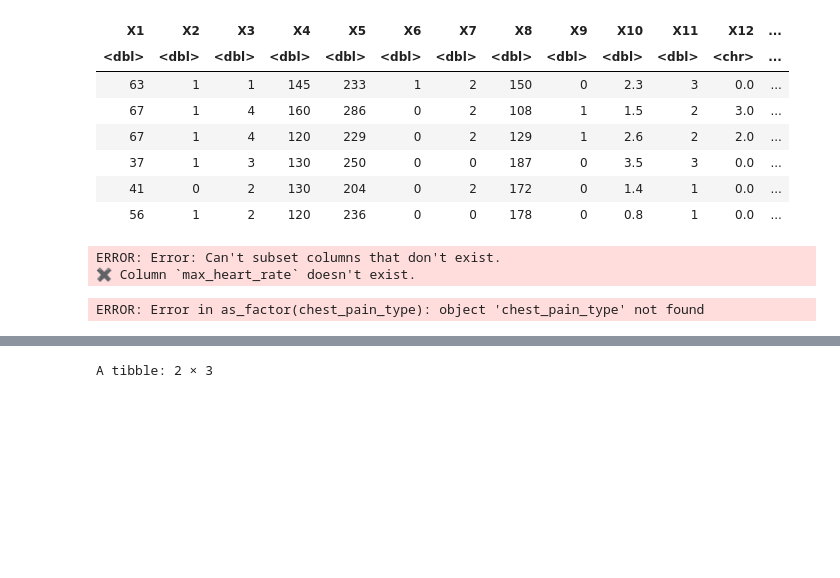
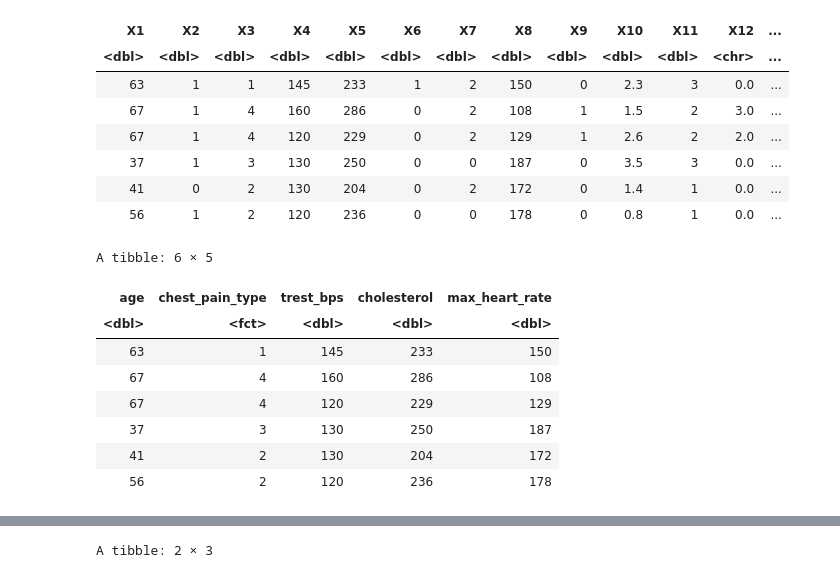
Before and after one commit to Tracywxr/Chest-Pain-Types-Prediction, a Jupyter notebook: Classification Analysis.ipynb, the cells around one changed output, grey strips where cells are left out. Cells and saved outputs as stored; diff of their text form; code cells hidden in the pictures; blank space fills up the shorter version.

```diff
--- a/Classification Analysis.ipynb
+++ b/Classification Analysis.ipynb
@@ -43,40 +43,34 @@ A spec_tbl_df: 6 × 14
 # %%
 # add colomn names
 names(chest_pain_data) <- c("age", "sex",
                          "chest_pain_type",
                          "trest_bps",
                           "cholesterol",
                           "fasting_blood_sugar",
                           "resting_ecg",
                           "max_heart_rate",
                           "exercise_induced_angina",
                           "oldpeak",
                           "slope",
                           "no_vessels_colored",
                           "thal",
                           "healthy")
 
-# select columns we're using
-chest_pain_data <- select(chest_pain_data, age, chest_pain_type, trest_bps, cholesterol, max_heart_rate)
+# select columns we're using and convert chest_pain_type to factor
+chest_pain_data <- select(chest_pain_data, age, chest_pain_type, trest_bps, cholesterol, max_heart_rate) %>%
+    mutate(chest_pain_type = as_factor(chest_pain_type))
 
 slice(chest_pain_data,1:6)
 # %% [output]
-ERROR: Error: Can't subset columns that don't exist.
-✖ Column `max_heart_rate` doesn't exist.
+A tibble: 6 × 5
+| age | chest_pain_type | trest_bps | cholesterol | max_heart_rate |
+| <dbl> | <fct> | <dbl> | <dbl> | <dbl> |
+| 63 | 1 | 145 | 233 | 150 |
+| 67 | 4 | 160 | 286 | 108 |
+| 67 | 4 | 120 | 229 | 129 |
+| 37 | 3 | 130 | 250 | 187 |
+| 41 | 2 | 130 | 204 | 172 |
+| 56 | 2 | 120 | 236 | 178 |
-# %%
-# convert all categorical variables into a factor using the as_factor() function.
-chest_pain_data <- mutate(chest_pain_type = as_factor(chest_pain_type))
-#                           fasting_blood_sugar = as_factor(fasting_blood_sugar),
-#                           resting_ecg = as_factor(resting_ecg),
-#                           exercise_induced_angina = as_factor(exercise_induced_angina),
-#                           slope = as_factor(slope),
-#                           no_vessels_colored = as_factor(no_vessels_colored),
-#                           thal = as_factor(thal),
-#                           healthy = as_factor(healthy)
-
- slice(chest_pain_data,1:6)
-# %% [output]
-ERROR: Error in as_factor(chest_pain_type): object 'chest_pain_type' not found
 # %%
 # split our dataset into a training dataset and a testing dataset
 # Randomly take 75% of the data in the training set.
```
Also changed, not shown: parts of 1 cell of this notebook.
